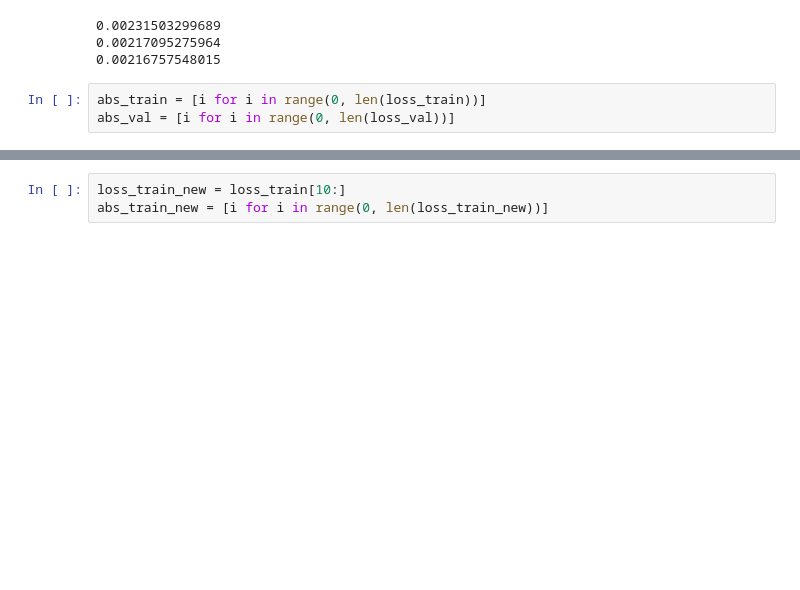
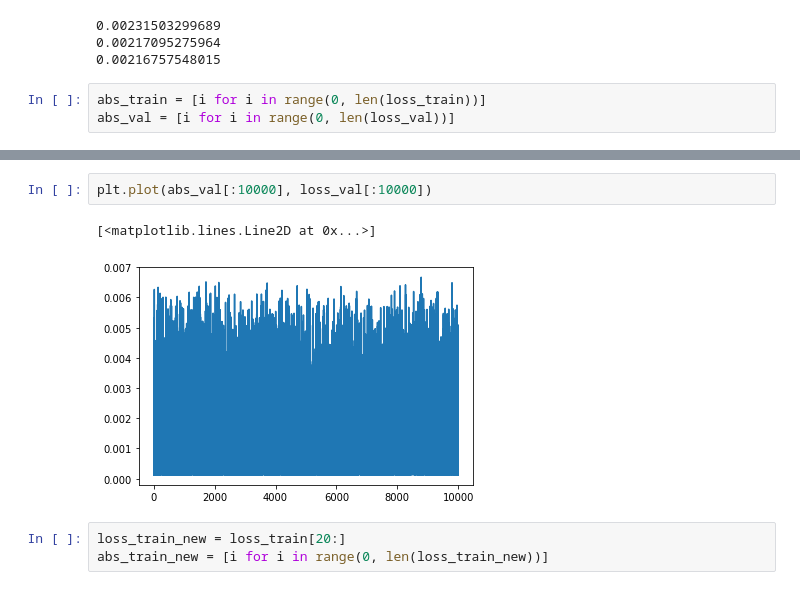
Before and after one commit to rmulton/dl_project, a Jupyter notebook: exploitation.ipynb, the cells around one changed output, grey strips where cells are left out. Saved outputs shown, nothing was run; the diff lists cells and outputs as text; blank space fills up the shorter version.

```diff
--- a/exploitation.ipynb
+++ b/exploitation.ipynb
@@ -48,4 +80,9 @@ plt.plot(abs_train, loss_train,)
+# %%
+plt.plot(abs_val[:10000], loss_val[:10000])
+# %% [output]
+[<matplotlib.lines.Line2D at 0x...>]
+[figure, added]
 # %%
-loss_train_new = loss_train[10:]
+loss_train_new = loss_train[20:]
 abs_train_new = [i for i in range(0, len(loss_train_new))]
 # %%
```
Also changed, not shown: parts of 4 cells of this notebook, 3 other files.
